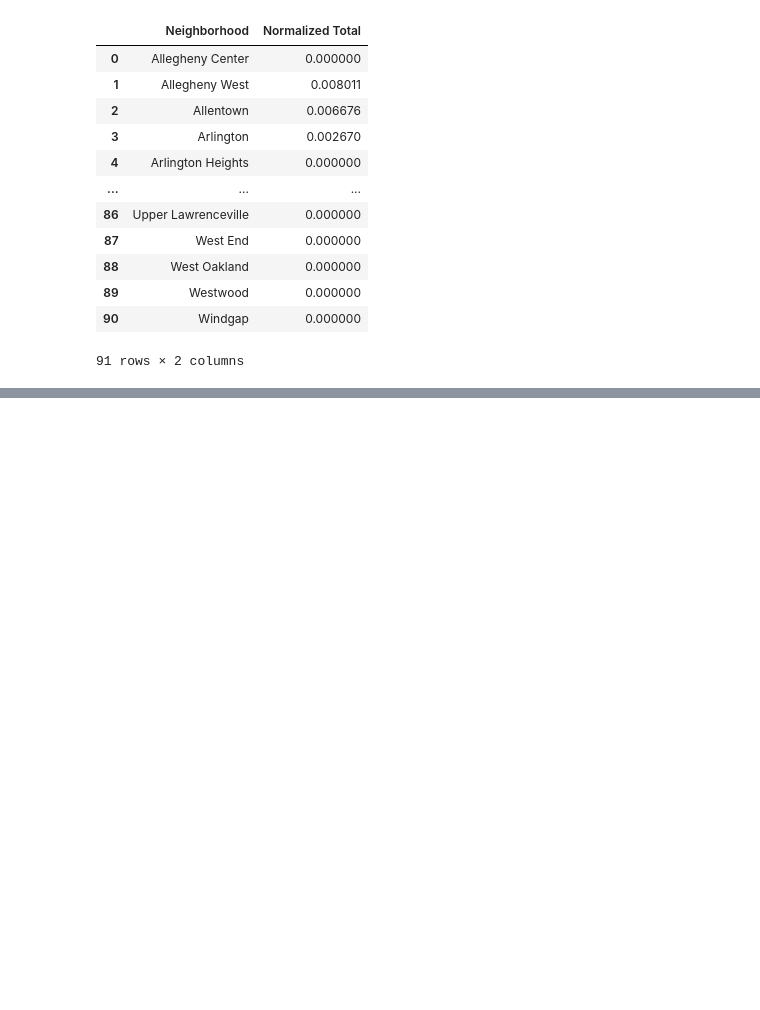
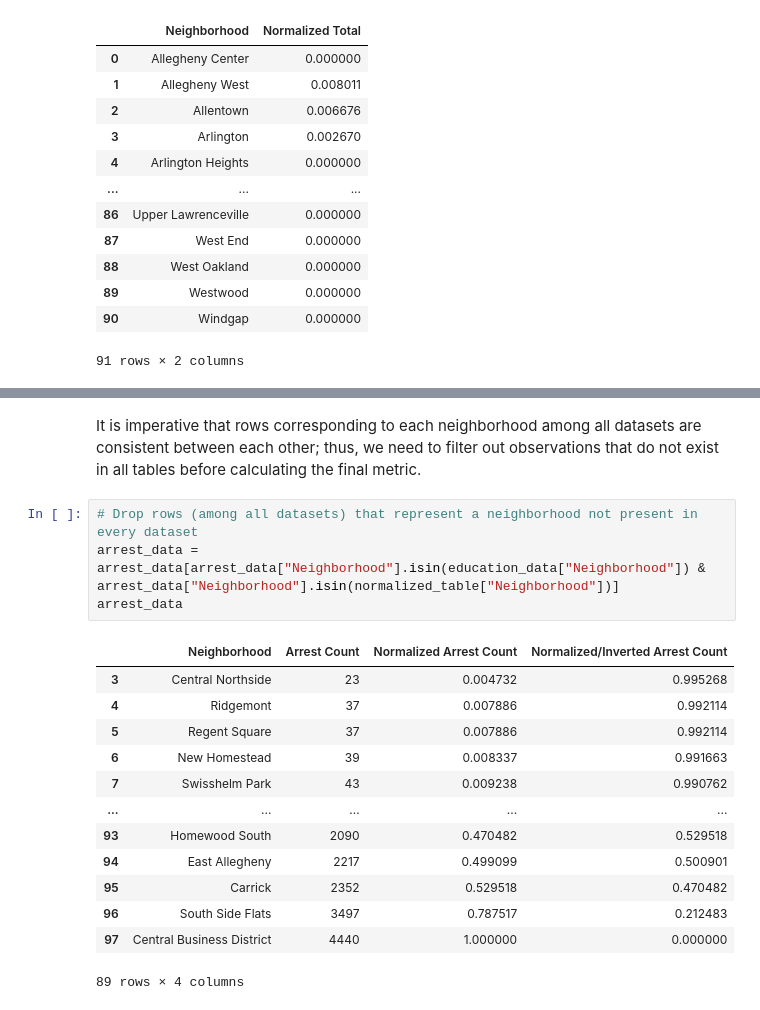
Before and after one commit to ItBeDaKang/CMPINF-0010-Final-Project, a Jupyter notebook: group_notebook.ipynb, the cells around one changed output, grey strips where cells are left out. Drawn from its saved outputs; the diff is of its cells as text; blank space fills up the shorter version.

```diff
--- a/group_notebook.ipynb
+++ b/group_notebook.ipynb
@@ -368,0 +415,20 @@ plt.show()
+# %% [markdown]
+It is imperative that rows corresponding to each neighborhood among all datasets are consistent between each other; thus, we need to filter out observations that do not exist in all tables before calculating the final metric.
+# %%
+# Drop rows (among all datasets) that represent a neighborhood not present in every dataset
+arrest_data = arrest_data[arrest_data["Neighborhood"].isin(education_data["Neighborhood"]) & arrest_data["Neighborhood"].isin(normalized_table["Neighborhood"])]
+arrest_data
+# %% [output]
+|  | Neighborhood | Arrest Count | Normalized Arrest Count | Normalized/Inverted Arrest Count |
+| 3 | Central Northside | 23 | 0.004732 | 0.995268 |
+| 4 | Ridgemont | 37 | 0.007886 | 0.992114 |
+| 5 | Regent Square | 37 | 0.007886 | 0.992114 |
+| 6 | New Homestead | 39 | 0.008337 | 0.991663 |
+| 7 | Swisshelm Park | 43 | 0.009238 | 0.990762 |
+| ... | ... | ... | ... | ... |
+| 93 | Homewood South | 2090 | 0.470482 | 0.529518 |
+| 94 | East Allegheny | 2217 | 0.499099 | 0.500901 |
+| 95 | Carrick | 2352 | 0.529518 | 0.470482 |
+| 96 | South Side Flats | 3497 | 0.787517 | 0.212483 |
+| 97 | Central Business District | 4440 | 1.000000 | 0.000000 |
+89 rows × 4 columns
```
Also changed, not shown: parts of 22 cells of this notebook.
